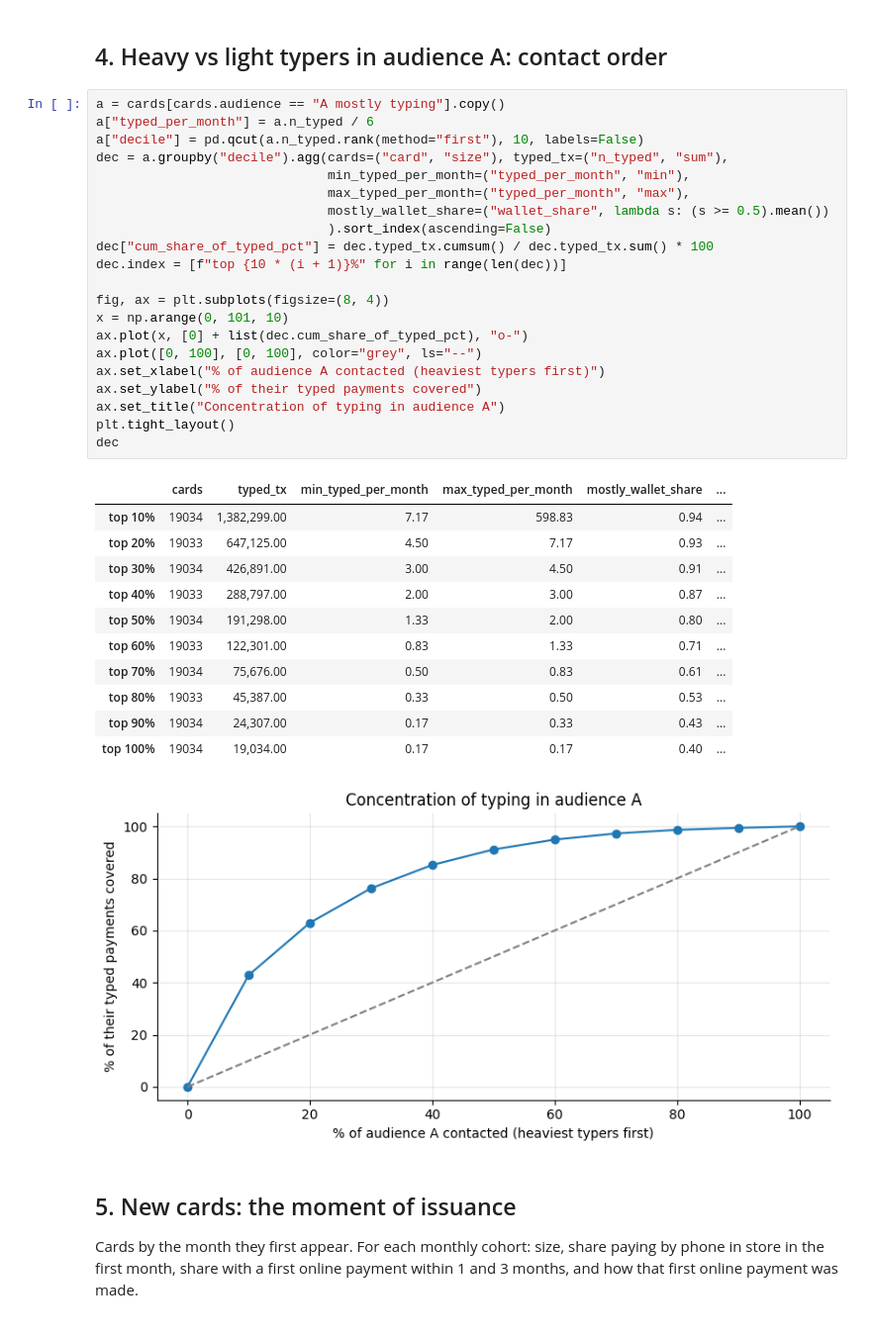
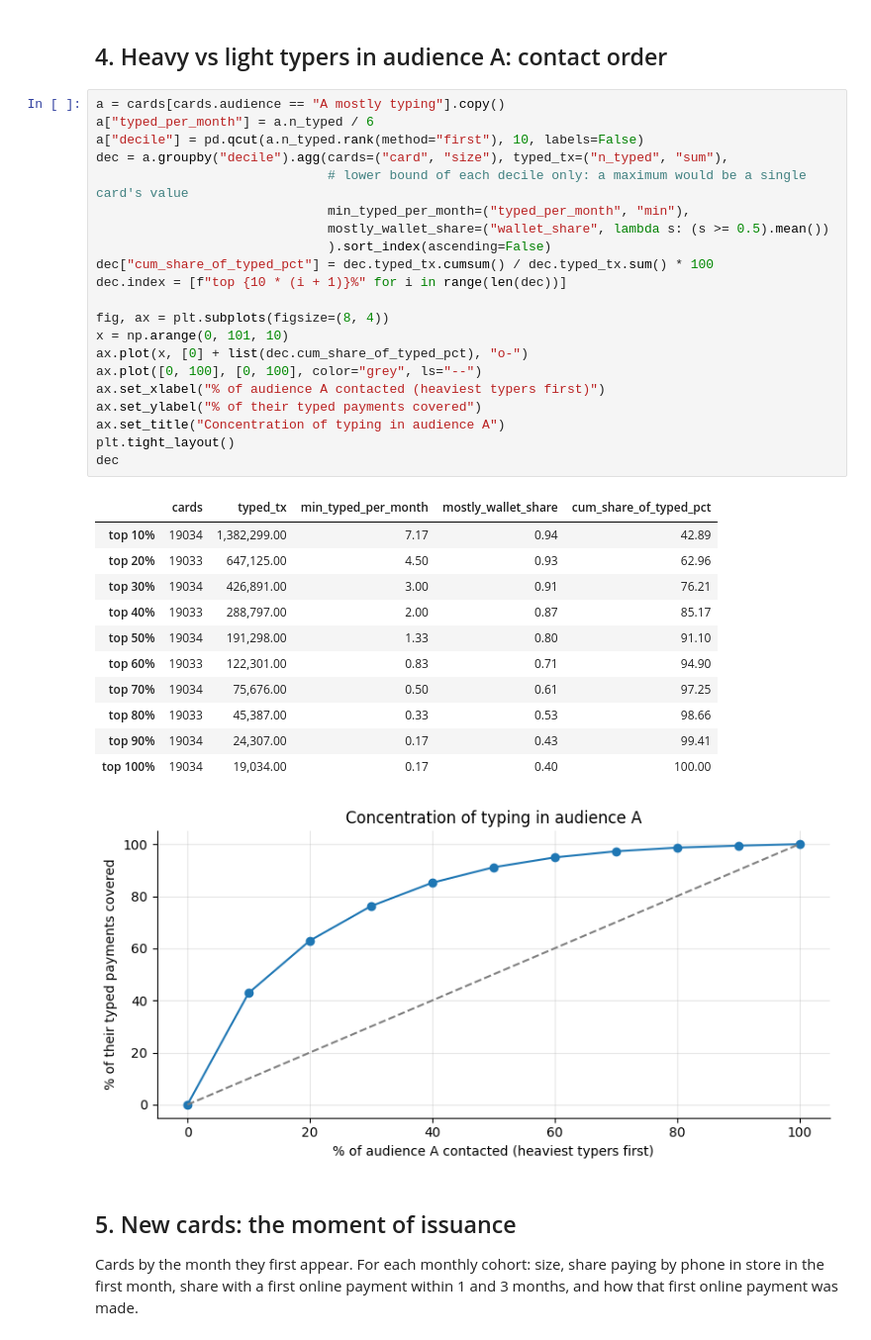
Before and after one commit to mariusz4908/visa-datasprint, a Jupyter notebook: ml_readiness/target_audiences.ipynb, the cells around one changed output. Shown at 99% size. Drawn from its saved outputs; the diff is of its cells as text.

```diff
--- a/ml_readiness/target_audiences.ipynb
+++ b/ml_readiness/target_audiences.ipynb
@@ -242,36 +242,36 @@ plt.tight_layout()
 # %%
 a = cards[cards.audience == "A mostly typing"].copy()
 a["typed_per_month"] = a.n_typed / 6
 a["decile"] = pd.qcut(a.n_typed.rank(method="first"), 10, labels=False)
 dec = a.groupby("decile").agg(cards=("card", "size"), typed_tx=("n_typed", "sum"),
+                              # lower bound of each decile only: a maximum would be a single card's value
                               min_typed_per_month=("typed_per_month", "min"),
-                              max_typed_per_month=("typed_per_month", "max"),
                               mostly_wallet_share=("wallet_share", lambda s: (s >= 0.5).mean())
                               ).sort_index(ascending=False)
 dec["cum_share_of_typed_pct"] = dec.typed_tx.cumsum() / dec.typed_tx.sum() * 100
 dec.index = [f"top {10 * (i + 1)}%" for i in range(len(dec))]
 
 fig, ax = plt.subplots(figsize=(8, 4))
 x = np.arange(0, 101, 10)
 ax.plot(x, [0] + list(dec.cum_share_of_typed_pct), "o-")
 ax.plot([0, 100], [0, 100], color="grey", ls="--")
 ax.set_xlabel("% of audience A contacted (heaviest typers first)")
 ax.set_ylabel("% of their typed payments covered")
 ax.set_title("Concentration of typing in audience A")
 plt.tight_layout()
 dec
 # %% [output]
-|  | cards | typed_tx | min_typed_per_month | max_typed_per_month | mostly_wallet_share | ... |
-| top 10% | 19034 | 1,382,299.00 | 7.17 | 598.83 | 0.94 | ... |
-| top 20% | 19033 | 647,125.00 | 4.50 | 7.17 | 0.93 | ... |
-| top 30% | 19034 | 426,891.00 | 3.00 | 4.50 | 0.91 | ... |
-| top 40% | 19033 | 288,797.00 | 2.00 | 3.00 | 0.87 | ... |
-| top 50% | 19034 | 191,298.00 | 1.33 | 2.00 | 0.80 | ... |
-| top 60% | 19033 | 122,301.00 | 0.83 | 1.33 | 0.71 | ... |
-| top 70% | 19034 | 75,676.00 | 0.50 | 0.83 | 0.61 | ... |
-| top 80% | 19033 | 45,387.00 | 0.33 | 0.50 | 0.53 | ... |
-| top 90% | 19034 | 24,307.00 | 0.17 | 0.33 | 0.43 | ... |
-| top 100% | 19034 | 19,034.00 | 0.17 | 0.17 | 0.40 | ... |
+|  | cards | typed_tx | min_typed_per_month | mostly_wallet_share | cum_share_of_typed_pct |
+| top 10% | 19034 | 1,382,299.00 | 7.17 | 0.94 | 42.89 |
+| top 20% | 19033 | 647,125.00 | 4.50 | 0.93 | 62.96 |
+| top 30% | 19034 | 426,891.00 | 3.00 | 0.91 | 76.21 |
+| top 40% | 19033 | 288,797.00 | 2.00 | 0.87 | 85.17 |
+| top 50% | 19034 | 191,298.00 | 1.33 | 0.80 | 91.10 |
+| top 60% | 19033 | 122,301.00 | 0.83 | 0.71 | 94.90 |
+| top 70% | 19034 | 75,676.00 | 0.50 | 0.61 | 97.25 |
+| top 80% | 19033 | 45,387.00 | 0.33 | 0.53 | 98.66 |
+| top 90% | 19034 | 24,307.00 | 0.17 | 0.43 | 99.41 |
+| top 100% | 19034 | 19,034.00 | 0.17 | 0.40 | 100.00 |
 [figure]
 # %% [markdown]
 ## 5. New cards: the moment of issuance
```
Also changed, not shown: 4 other files.
